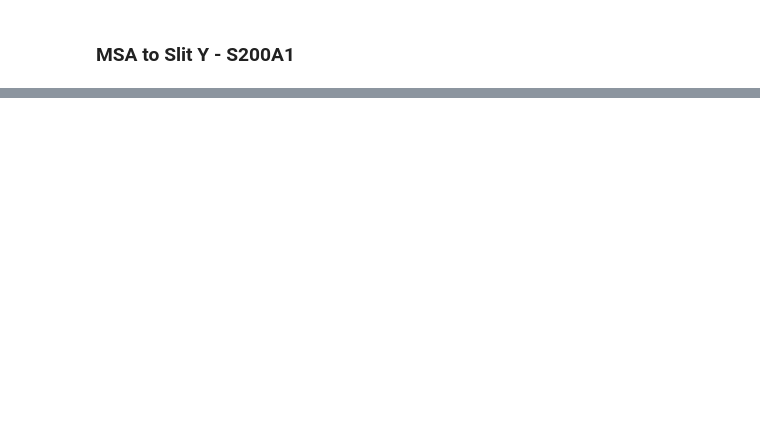
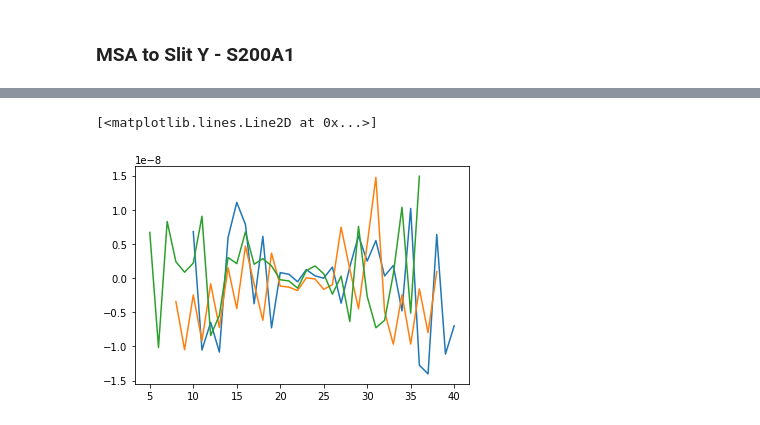
Before and after one commit to nden/nrs_testing, a Jupyter notebook: fs/NRS1_FS.ipynb, the cells around one changed output, grey strips where cells are left out. Saved outputs shown, nothing was run; the diff lists cells and outputs as text; code cells hidden in the pictures; blank space fills up the shorter version.

```diff
--- a/fs/NRS1_FS.ipynb
+++ b/fs/NRS1_FS.ipynb
@@ -517,0 +506,8 @@ plt.title(title)
+# %%
+plt.plot(dm[:,200])
+plt.plot(dm[:,400])
+
+plt.plot(dm[:,800])
+# %% [output]
+[<matplotlib.lines.Line2D at 0x...>]
+[figure, added]
```
Also changed, not shown: parts of 8 cells of this notebook.
